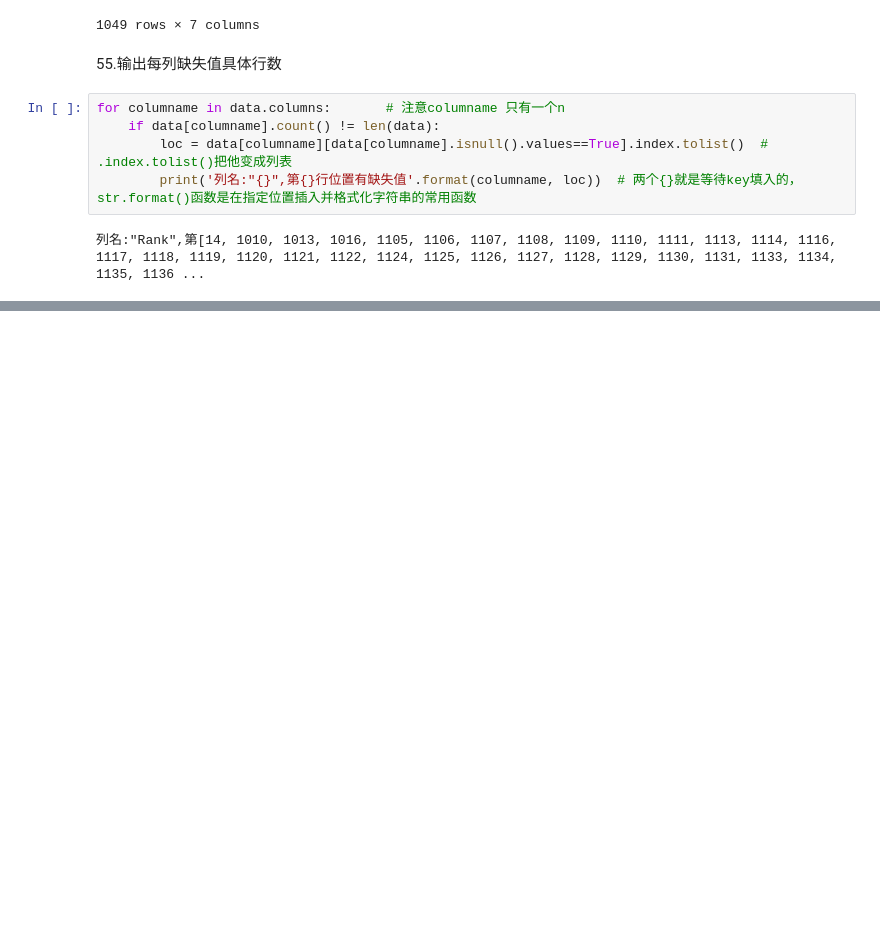
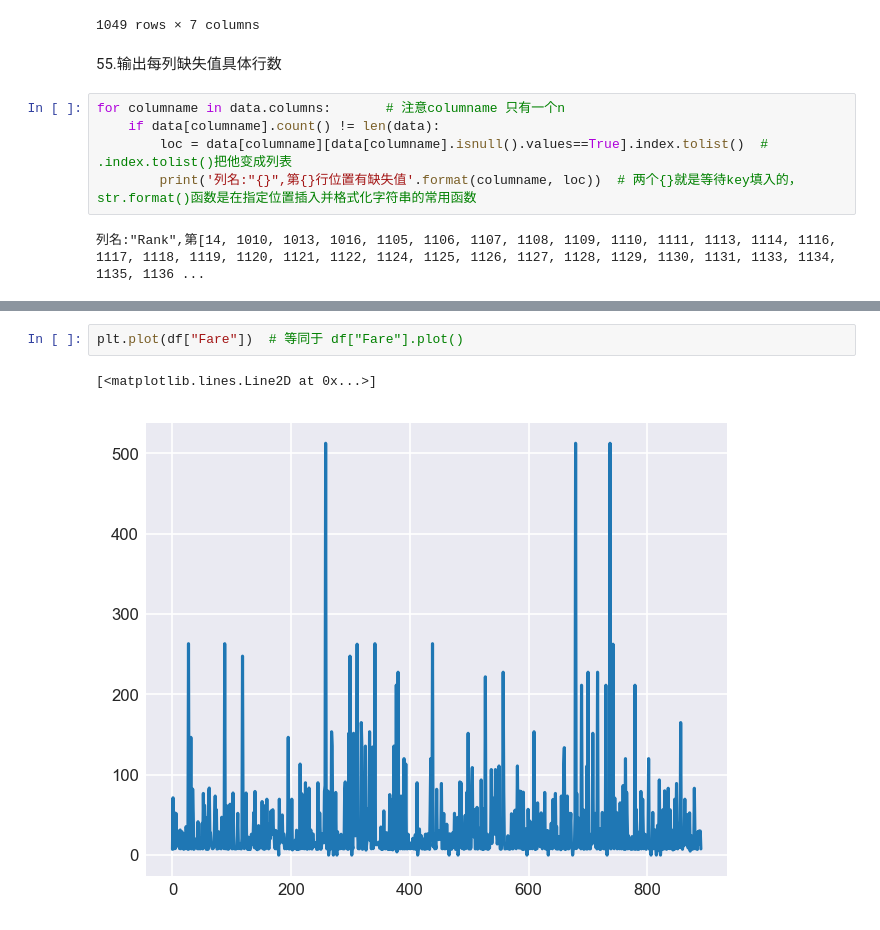
Before and after one commit to HShawnSun/Pandas100, a Jupyter notebook: Pandas100-1.ipynb, the cells around one changed output, grey strips where cells are left out. Saved outputs shown, nothing was run; the diff lists cells and outputs as text; blank space fills up the shorter version.

```diff
--- a/Pandas100-1.ipynb
+++ b/Pandas100-1.ipynb
@@ -792,0 +816,5 @@ for columname in data.columns:       # 注意columname 只有一个n
+# %%
+plt.plot(df["Fare"])  # 等同于 df["Fare"].plot()
+# %% [output]
+[<matplotlib.lines.Line2D at 0x...>]
+[figure, added]
```
Also changed, not shown: parts of 134 cells of this notebook.
